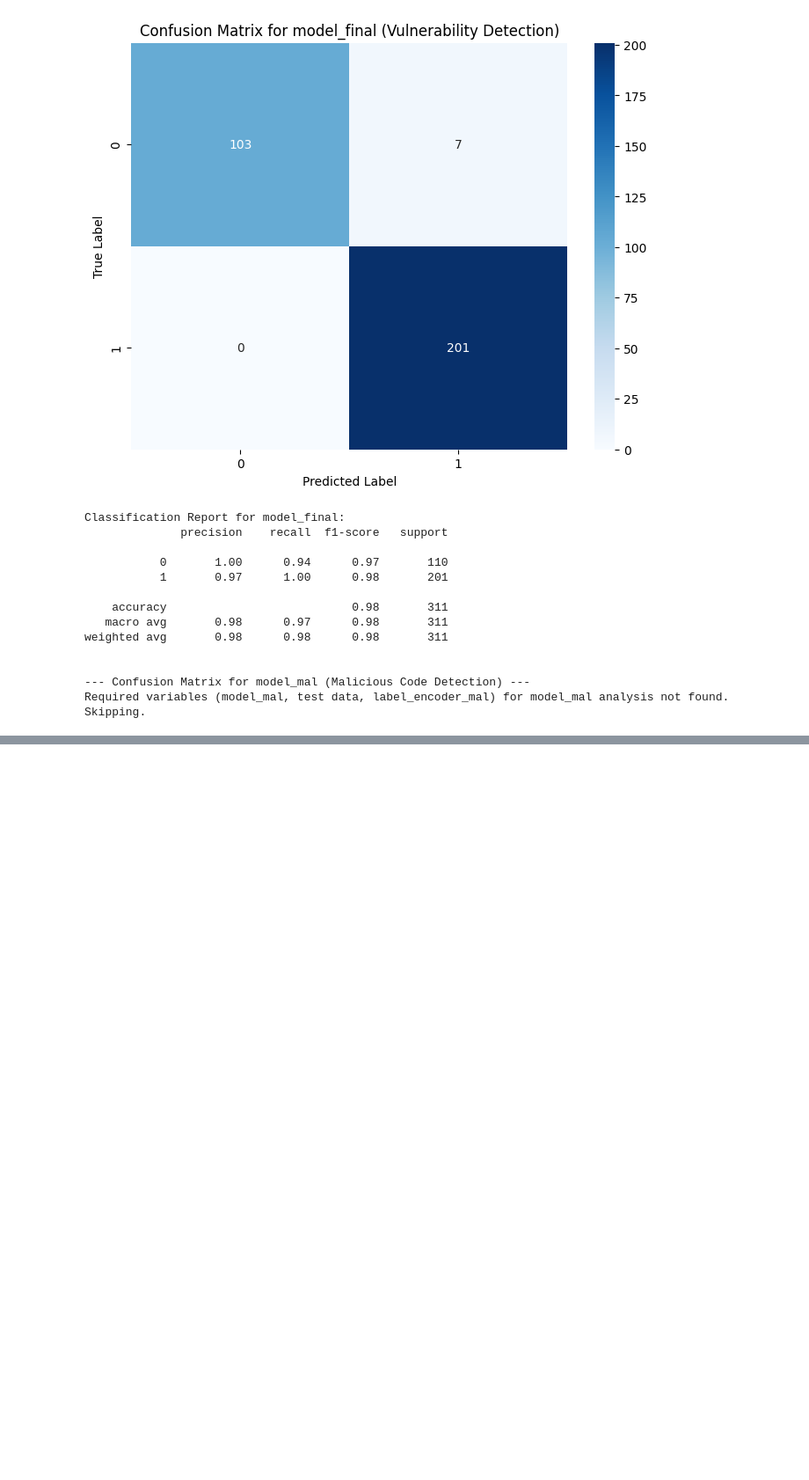
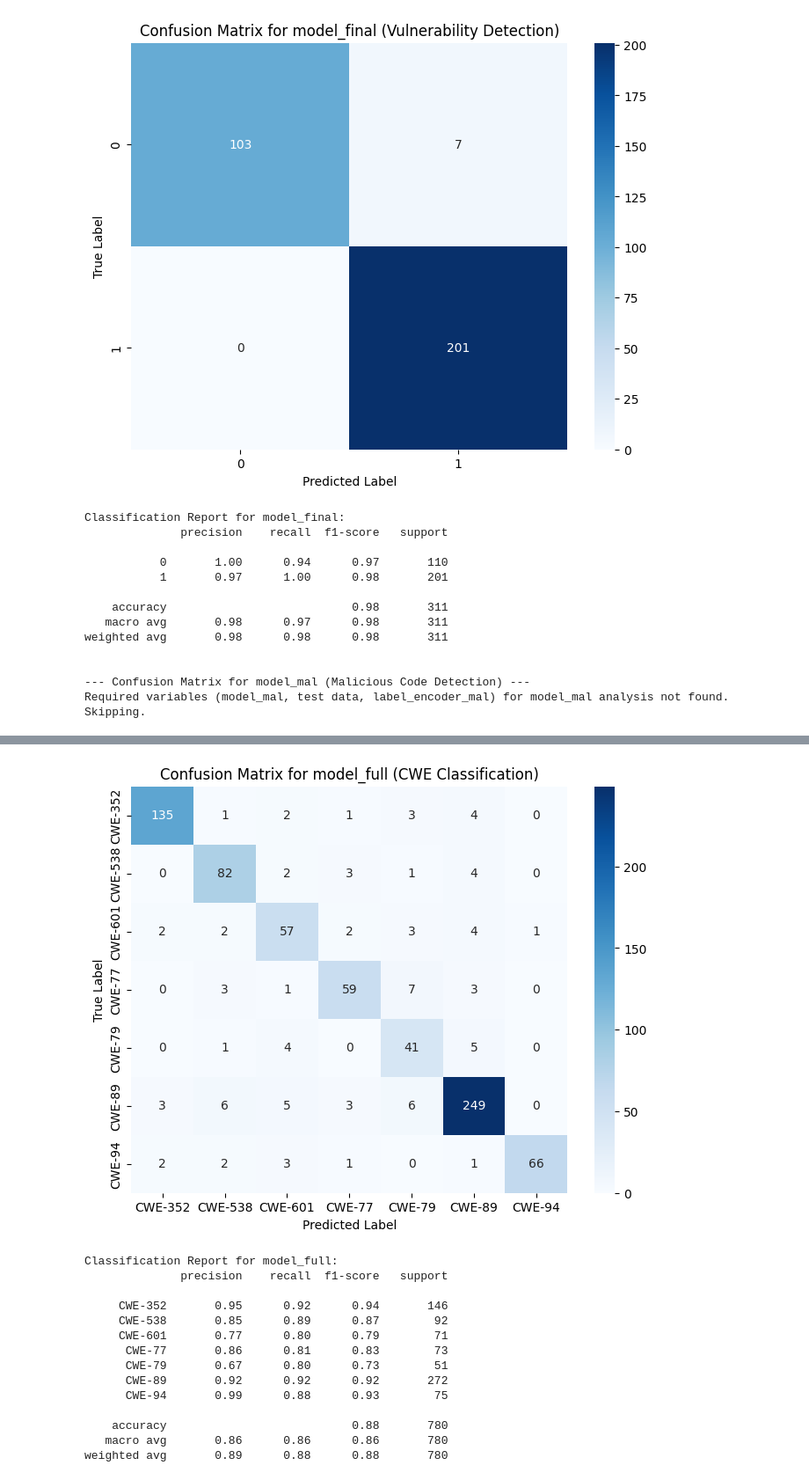
Before and after one commit to Lamed-D/pypi_mal-vul_finder, a Jupyter notebook: colab_files/verybigsilver/LSTM_돌리기.ipynb, the cells around one changed output, grey strips where cells are left out. Shown at 88% size. Cells and saved outputs as stored; diff of their text form; code cells hidden in the pictures; blank space fills up the shorter version.

```diff
--- a/colab_files/verybigsilver/LSTM_돌리기.ipynb
+++ b/colab_files/verybigsilver/LSTM_돌리기.ipynb
@@ -315,7 +315,7 @@ model.summary()
 
 # 6. Train the model
 # You can adjust epochs and batch_size as needed
-history = model.fit(X_train, y_train, epochs=10, batch_size=32, validation_split=0.2)
+history = model.fit(X_train, y_train, epochs=10, batch_size=8, validation_split=0.2)
 
 # Evaluate the model on the test set
 loss, accuracy = model.evaluate(X_test, y_test, verbose=0)
@@ -577,27 +462,32 @@ if 'padded_embedded_source' in df.columns:
     y_full = df['CWE']
 
     # Encode the labels to numerical values
+    from sklearn.preprocessing import LabelEncoder
     label_encoder_full = LabelEncoder()
     y_encoded_full = label_encoder_full.fit_transform(y_full)
 
     # Convert numerical labels to one-hot encoded vectors
+    from tensorflow.keras.utils import to_categorical
     y_one_hot_full = to_categorical(y_encoded_full)
 
     # Determine the number of classes (should be the same as before)
     num_classes_full = y_one_hot_full.shape[1]
 
     # Split the data into training and testing sets
+    from sklearn.model_selection import train_test_split
     X_train_full, X_test_full, y_train_full, y_test_full = train_test_split(
         X_full, y_one_hot_full, test_size=0.2, random_state=42
     )
 
     # Define the LSTM model architecture (using the same structure as before)
+    from tensorflow.keras.models import Sequential
+    from tensorflow.keras.layers import LSTM, Dense
     model_full = Sequential()
     model_full.add(LSTM(128, input_shape=(max_sequence_length, embedding_dim)))
     model_full.add(Dense(num_classes_full, activation='softmax'))
 
     # Compile the model
-    model_full.compile(loss='categorical_crossentropy', optimizer='adam', metrics=['accuracy'])
+    model_full.compile(loss='categorical_crossentropy', optimizer='rmsprop', metrics=['accuracy'])
 
     # Print model summary
     print("\nFull dataset model summary:")
@@ -605,7 +495,7 @@ if 'padded_embedded_source' in df.columns:
 
     # Train the model
     print("\nTraining model on full dataset...")
-    history_full = model_full.fit(X_train_full, y_train_full, epochs=10, batch_size=32, validation_split=0.2)
+    history_full = model_full.fit(X_train_full, y_train_full, epochs=10, batch_size=16, validation_split=0.2)
 
     # Evaluate the model on the test set
     loss_full, accuracy_full = model_full.evaluate(X_test_full, y_test_full, verbose=0)
@@ -854,7 +750,7 @@ if 'padded_embedded_source' in df_final.columns:
     model_final.add(Dense(1, activation='sigmoid')) # Sigmoid activation for binary classification
 
     # Compile the model
-    model_final.compile(loss='binary_crossentropy', optimizer='adam', metrics=['accuracy'])
+    model_final.compile(loss='binary_crossentropy', optimizer='rmsprop', metrics=['accuracy'])
 
     # Print model summary
     print("\ndf_final dataset model summary:")
@@ -862,7 +758,7 @@ if 'padded_embedded_source' in df_final.columns:
 
     # Train the model
     print("\nTraining model on df_final dataset...")
-    history_final = model_final.fit(X_train_final, y_train_final, epochs=10, batch_size=32, validation_split=0.2)
+    history_final = model_final.fit(X_train_final, y_train_final, epochs=10, batch_size=16, validation_split=0.2)
 
     # Evaluate the model on the test set
     loss_final, accuracy_final = model_final.evaluate(X_test_final, y_test_final, verbose=0)
@@ -1025,8 +915,7 @@ from tensorflow.keras.preprocessing.sequence import pad_sequences # Import pad_s
 def tokenize_python(code_str, mask_string=True, mask_number=True):
     """
     Python 내장 tokenize 모듈로 소스코드를 토큰화.
-    - 문자열 리터럴은 마스킹 해제 (옵션)
-    - 숫자 리터럴은 마스킹 해제 (옵션)
+    - 문자열 리터럴, 숫자 리터럴은 마스킹 안함
     - 주석은 제거
     - 들여쓰기/줄바꿈은 <INDENT>, <DEDENT>, <EOL>로 표시
     """
@@ -1912,3 +1752,46 @@ weighted avg       0.98      0.98      0.98       311
 
 --- Confusion Matrix for model_mal (Malicious Code Detection) ---
 Required variables (model_mal, test data, label_encoder_mal) for model_mal analysis not found. Skipping.
+# %%
+# --- Confusion Matrix for model_full (df dataset) ---
+print("--- Confusion Matrix for model_full (CWE Classification) ---")
+# Check if model and required test data are loaded/available
+if model_full is not None and 'X_test_full' in locals() and 'y_test_full' in locals() and label_encoder_full is not None:
+
+    # Get predictions
+    y_pred_full = model_full.predict(X_test_full)
+    y_pred_classes_full = np.argmax(y_pred_full, axis=1)
+    y_true_classes_full = np.argmax(y_test_full, axis=1) # y_test_full is one-hot encoded
+
+    # Convert numerical labels back to original class names for plotting
+    true_labels_full = label_encoder_full.inverse_transform(y_true_classes_full)
+    predicted_labels_full = label_encoder_full.inverse_transform(y_pred_classes_full)
+
+    # Get the unique class names from the label encoder
+    class_names_full = label_encoder_full.classes_
+
+    # Function to plot confusion matrix (copied from Lm1TvVOasrQK)
+    def plot_confusion_matrix(y_true, y_pred, classes, title='Confusion Matrix'):
+        cm = confusion_matrix(y_true, y_pred)
+        plt.figure(figsize=(8, 6))
+        sns.heatmap(cm, annot=True, fmt='d', cmap='Blues', xticklabels=classes, yticklabels=classes)
+        plt.title(title)
+        plt.xlabel('Predicted Label')
+        plt.ylabel('True Label')
+        plt.show()
+
+    # Import necessary libraries for plotting
+    import matplotlib.pyplot as plt
+    import seaborn as sns
+    from sklearn.metrics import confusion_matrix, classification_report
+    import numpy as np # Already imported, but good to be explicit
+
+    # Plot confusion matrix
+    plot_confusion_matrix(true_labels_full, predicted_labels_full, class_names_full, title='Confusion Matrix for model_full (CWE Classification)')
+
+    # Print classification report
+    print("\nClassification Report for model_full:")
+    print(classification_report(true_labels_full, predicted_labels_full, target_names=class_names_full))
+else:
+    print("Required variables (model_full, test data, label_encoder_full) for model_full analysis not found. Skipping.")
+# %% [output]
@@ -1914,0 +1800,15 @@ Required variables (model_mal, test data, label_encoder_mal) for model_mal analy
+[figure, added]
+Classification Report for model_full:
+              precision    recall  f1-score   support
+
+     CWE-352       0.95      0.92      0.94       146
+     CWE-538       0.85      0.89      0.87        92
+     CWE-601       0.77      0.80      0.79        71
+      CWE-77       0.86      0.81      0.83        73
+      CWE-79       0.67      0.80      0.73        51
+      CWE-89       0.92      0.92      0.92       272
+      CWE-94       0.99      0.88      0.93        75
+
+    accuracy                           0.88       780
+   macro avg       0.86      0.86      0.86       780
+weighted avg       0.89      0.88      0.88       780
```
Also changed, not shown: parts of 18 cells of this notebook.
